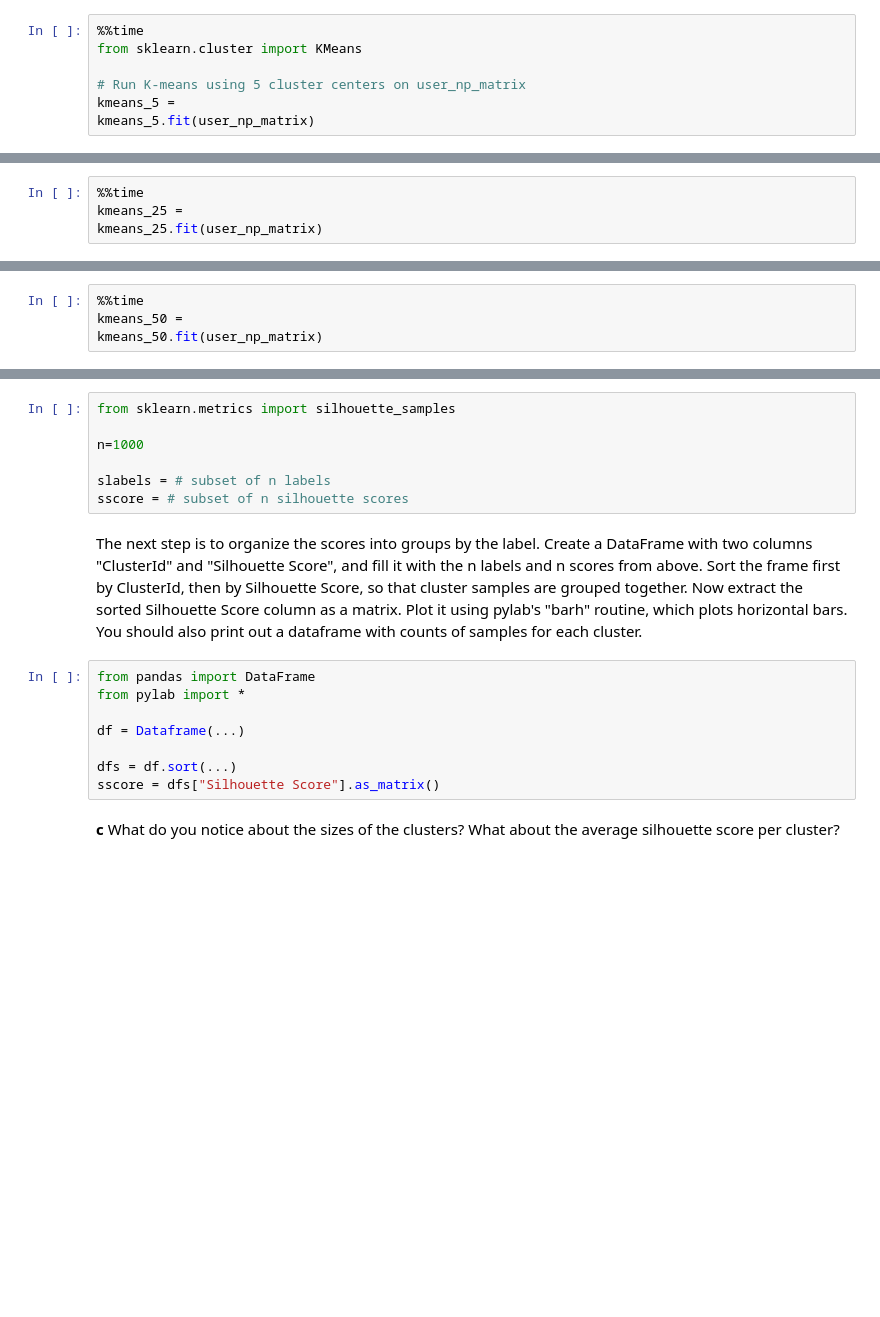
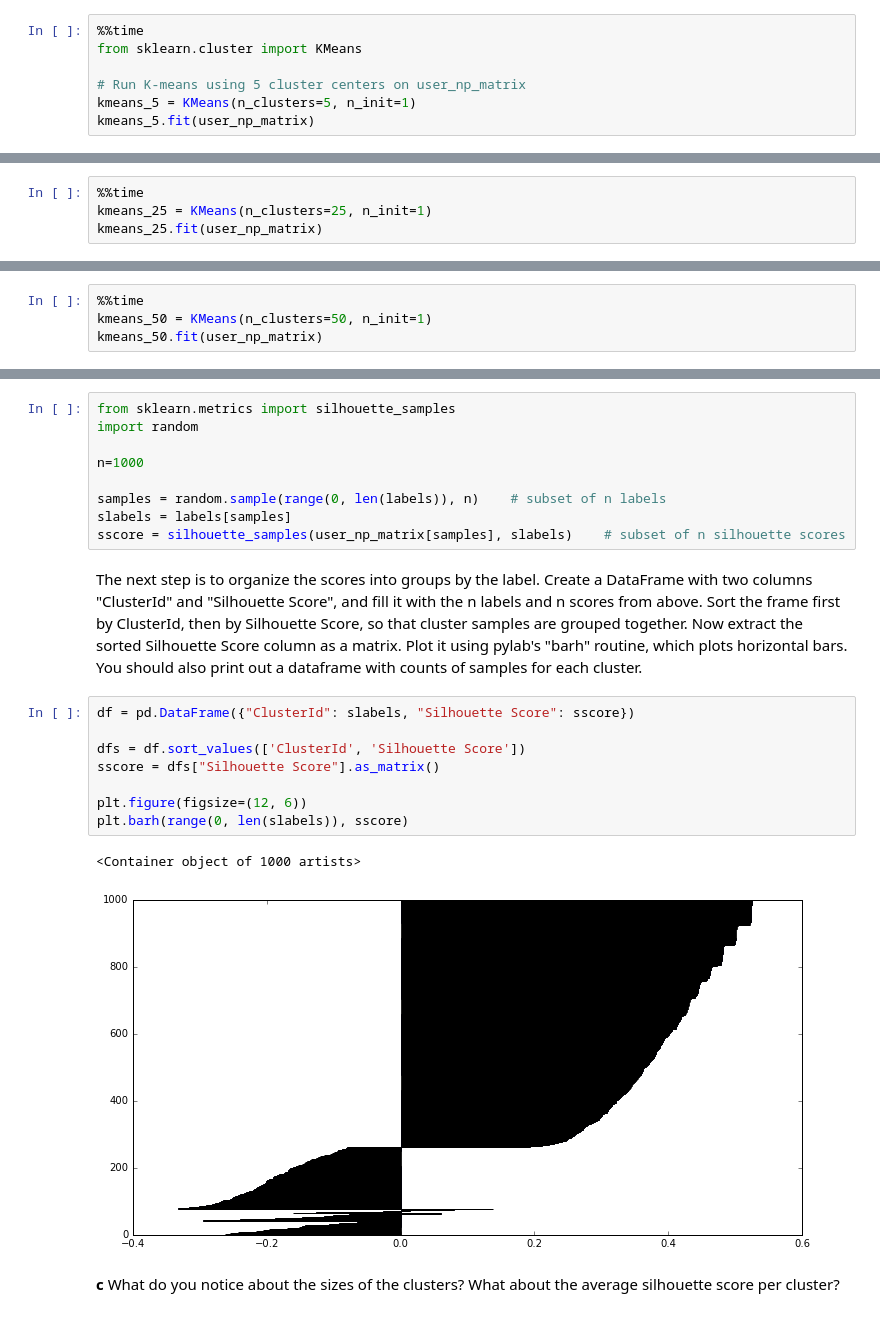
Before and after one commit to anshullahoti/Intro-Data-Science, a Jupyter notebook: Unit3-Regression-Classification-Clustering/Homework3/HW3.ipynb, the cells around one changed output, grey strips where cells are left out. Saved outputs shown, nothing was run; the diff lists cells and outputs as text; blank space fills up the shorter version.

```diff
--- a/Unit3-Regression-Classification-Clustering/Homework3/HW3.ipynb
+++ b/Unit3-Regression-Classification-Clustering/Homework3/HW3.ipynb
@@ -216,5 +222,5 @@ We will also measure the performance of clustering algorithms in this section. Y
 from sklearn.cluster import KMeans
 
 # Run K-means using 5 cluster centers on user_np_matrix
-kmeans_5 =
+kmeans_5 = KMeans(n_clusters=5, n_init=1)
 kmeans_5.fit(user_np_matrix)
@@ -222,5 +231,5 @@ kmeans_5.fit(user_np_matrix)
 **b**. Run K-means using *25* and *50* cluster centers on the `user_np_matrix`. Also measure the time taken for both cases.
 # %%
 %%time
-kmeans_25 =
+kmeans_25 = KMeans(n_clusters=25, n_init=1)
 kmeans_25.fit(user_np_matrix)
@@ -227,4 +239,4 @@ kmeans_25.fit(user_np_matrix)
 # %%
 %%time
-kmeans_50 =
+kmeans_50 = KMeans(n_clusters=50, n_init=1)
 kmeans_50.fit(user_np_matrix)
@@ -271,20 +290,25 @@ labels = kmeans_5.labels_
 Then we compute the silhouette score for each sample. You dont need to do this for every sample, so define a variable n which is the number of samples to work with from now on. Use the sklearn "silhouette_samples" function to get the silhouette score for those n samples, and create a variable with the corresponding n labels:
 # %%
 from sklearn.metrics import silhouette_samples
+import random
 
 n=1000
 
-slabels = # subset of n labels
-sscore = # subset of n silhouette scores
+samples = random.sample(range(0, len(labels)), n)    # subset of n labels
+slabels = labels[samples]
+sscore = silhouette_samples(user_np_matrix[samples], slabels)    # subset of n silhouette scores
 # %% [markdown]
 The next step is to organize the scores into groups by the label. Create a DataFrame with two columns "ClusterId" and "Silhouette Score", and fill it with the n labels and n scores from above. Sort the frame first by ClusterId, then by Silhouette Score, so that cluster samples are grouped together. Now extract the sorted Silhouette Score column as a matrix. Plot it using pylab's "barh" routine, which plots horizontal bars. You should also print out a dataframe with counts of samples for each cluster.
-# %%
-from pandas import DataFrame
-from pylab import *
-
-df = Dataframe(...)
-
-dfs = df.sort(...)
-sscore = dfs["Silhouette Score"].as_matrix()
+# %%
+df = pd.DataFrame({"ClusterId": slabels, "Silhouette Score": sscore})
+
+dfs = df.sort_values(['ClusterId', 'Silhouette Score'])
+sscore = dfs["Silhouette Score"].as_matrix()
+
+plt.figure(figsize=(12, 6))
+plt.barh(range(0, len(slabels)), sscore)
+# %% [output]
+<Container object of 1000 artists>
+[figure, added]
 # %% [markdown]
 **c** What do you notice about the sizes of the clusters? What about the average silhouette score per cluster?
```
Also changed, not shown: parts of 43 cells of this notebook.
